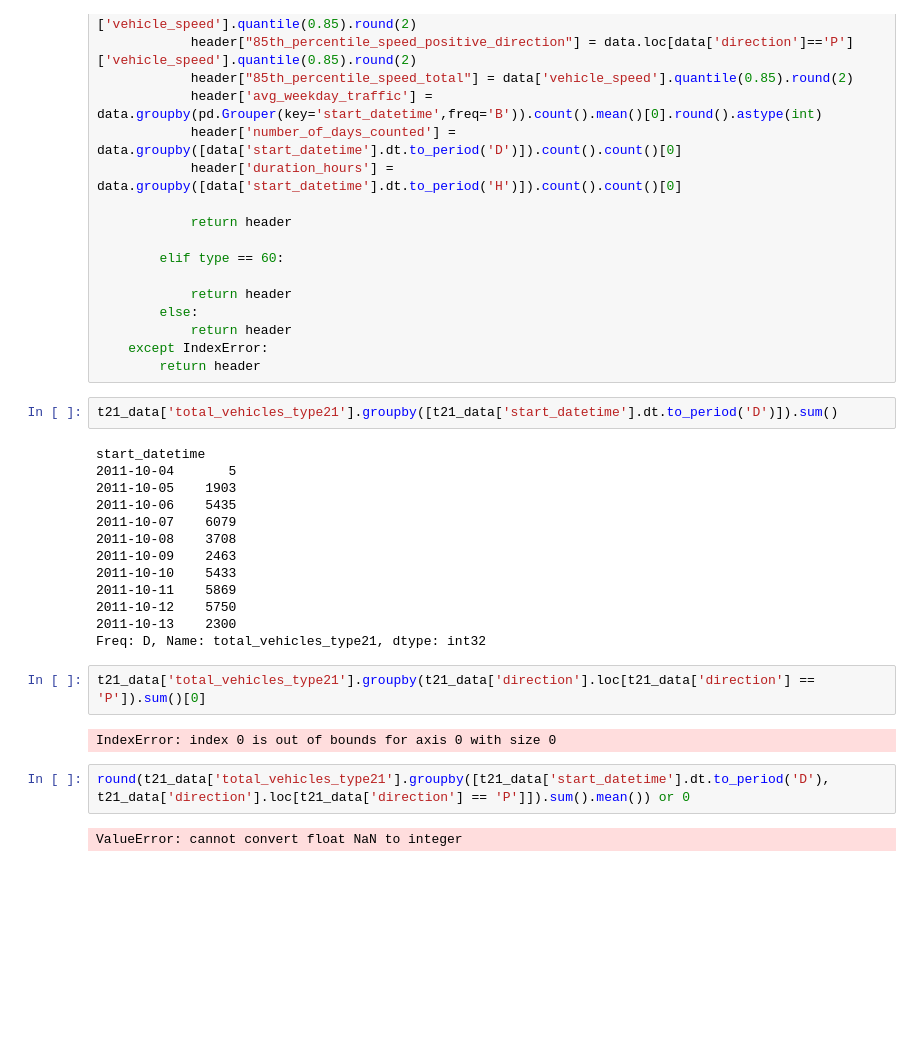
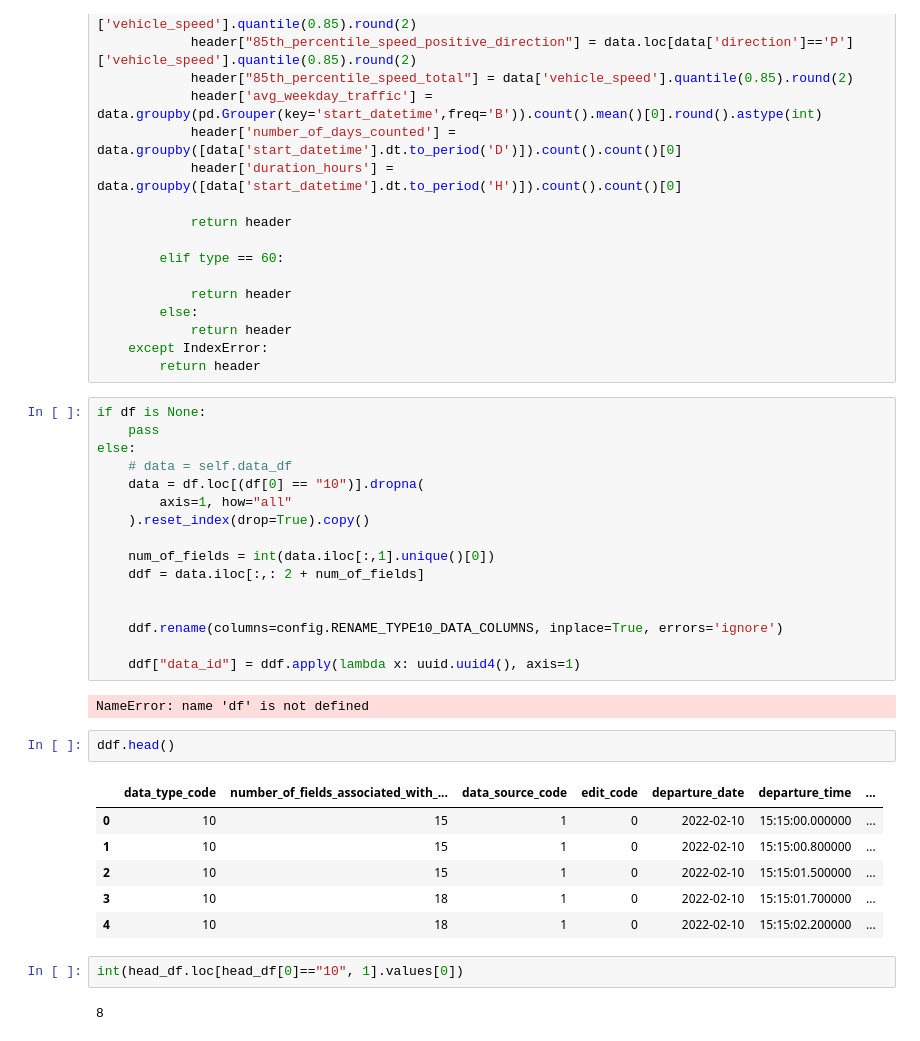
Before and after one commit to brandtosaurus/traffic_electronic_count_ETL, a Jupyter notebook: test.ipynb, the cells around one changed output. Drawn from its saved outputs; the diff is of its cells as text; blank space fills up the shorter version.

```diff
--- a/test.ipynb
+++ b/test.ipynb
@@ -1106,26 +669,34 @@ def header_calcs(header: pd.DataFrame, data: pd.DataFrame, type: int) -> pd.Data
             return header
     except IndexError:
         return header
-# %%
-t21_data['total_vehicles_type21'].groupby([t21_data['start_datetime'].dt.to_period('D')]).sum()
-# %% [output]
-start_datetime
-2011-10-04       5
-2011-10-05    1903
-2011-10-06    5435
-2011-10-07    6079
-2011-10-08    3708
-2011-10-09    2463
-2011-10-10    5433
-2011-10-11    5869
-2011-10-12    5750
-2011-10-13    2300
-Freq: D, Name: total_vehicles_type21, dtype: int32
-# %%
-t21_data['total_vehicles_type21'].groupby(t21_data['direction'].loc[t21_data['direction'] == 'P']).sum()[0]
-# %% [output]
-IndexError: index 0 is out of bounds for axis 0 with size 0
-# %%
-round(t21_data['total_vehicles_type21'].groupby([t21_data['start_datetime'].dt.to_period('D'), t21_data['direction'].loc[t21_data['direction'] == 'P']]).sum().mean()) or 0
-# %% [output]
-ValueError: cannot convert float NaN to integer
+# %%
+if df is None:
+    pass
+else:
+    # data = self.data_df
+    data = df.loc[(df[0] == "10")].dropna(
+        axis=1, how="all"
+    ).reset_index(drop=True).copy()
+
+    num_of_fields = int(data.iloc[:,1].unique()[0])
+    ddf = data.iloc[:,: 2 + num_of_fields]
+
+
+    ddf.rename(columns=config.RENAME_TYPE10_DATA_COLUMNS, inplace=True, errors='ignore')
+
+    ddf["data_id"] = ddf.apply(lambda x: uuid.uuid4(), axis=1)
+# %% [output]
+NameError: name 'df' is not defined
+# %%
+ddf.head()
+# %% [output]
+|  | data_type_code | number_of_fields_associated_with_... | data_source_code | edit_code | departure_date | departure_time | ... |
+| 0 | 10 | 15 | 1 | 0 | 2022-02-10 | 15:15:00.000000 | ... |
+| 1 | 10 | 15 | 1 | 0 | 2022-02-10 | 15:15:00.800000 | ... |
+| 2 | 10 | 15 | 1 | 0 | 2022-02-10 | 15:15:01.500000 | ... |
+| 3 | 10 | 18 | 1 | 0 | 2022-02-10 | 15:15:01.700000 | ... |
+| 4 | 10 | 18 | 1 | 0 | 2022-02-10 | 15:15:02.200000 | ... |
+# %%
+int(head_df.loc[head_df[0]=="10", 1].values[0])
+# %% [output]
+8
```
Also changed, not shown: parts of 41 cells of this notebook, 10 other files.
